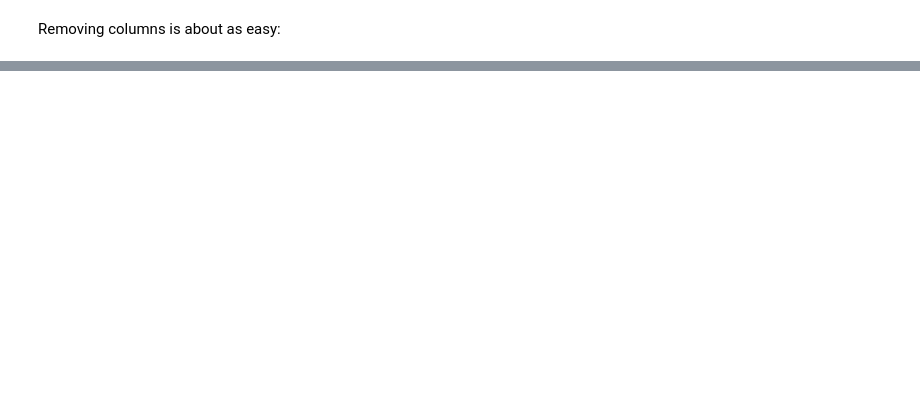
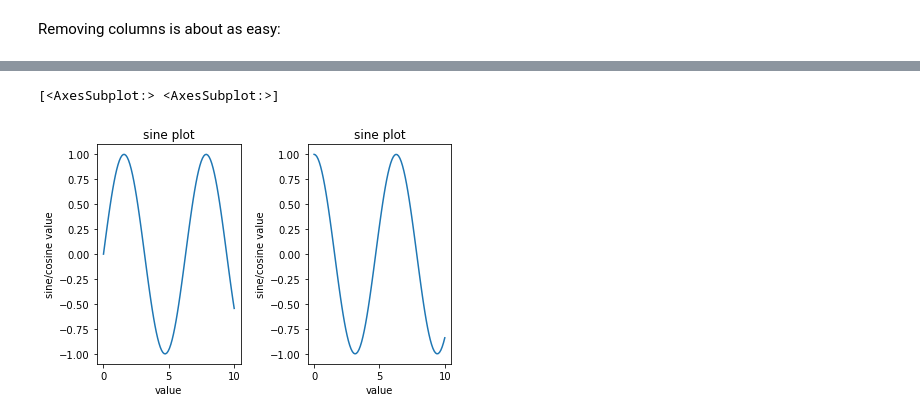
Before and after one commit to sib-swiss/intermediate-python-training, a Jupyter notebook: 01_data_manipulation_and_representation.ipynb, the cells around one changed output, grey strips where cells are left out. Drawn from its saved outputs; the diff is of its cells as text; code cells hidden in the pictures; blank space fills up the shorter version.

```diff
--- a/01_data_manipulation_and_representation.ipynb
+++ b/01_data_manipulation_and_representation.ipynb
@@ -939,0 +1207,26 @@ Index(['Year', 'town number', 'town name', 'Total', 'Swiss', 'Foreigner',
+# %%
+import numpy as np
+x = np.linspace(0,10,100) ##  100 evenly spaced points between 0 and 10
+
+# creating multiple panels : 1 row, 2 columns
+fig, axes = plt.subplots( 1, 2 )
+
+print( axes ) ## axes is a list of two axes objects
+
+## plotting on the first axe == left panel
+axes[0].plot(x, np.sin(x), label='sin')
+axes[0].set_title("sine plot")
+axes[0].set_xlabel("value")
+axes[0].set_ylabel("sine/cosine value")
+
+## plotting on the second axe == right panel
+axes[1].plot(x, np.cos(x), label='cos')
+axes[1].set_title("sine plot")
+axes[1].set_xlabel("value")
+axes[1].set_ylabel("sine/cosine value")
+
+plt.tight_layout() ## this creates a more harmonious organization of the different panels
+plt.show()
+# %% [output]
+[<AxesSubplot:> <AxesSubplot:>]
+[figure, added]
```
Also changed, not shown: parts of 125 cells of this notebook, 1 other file.
